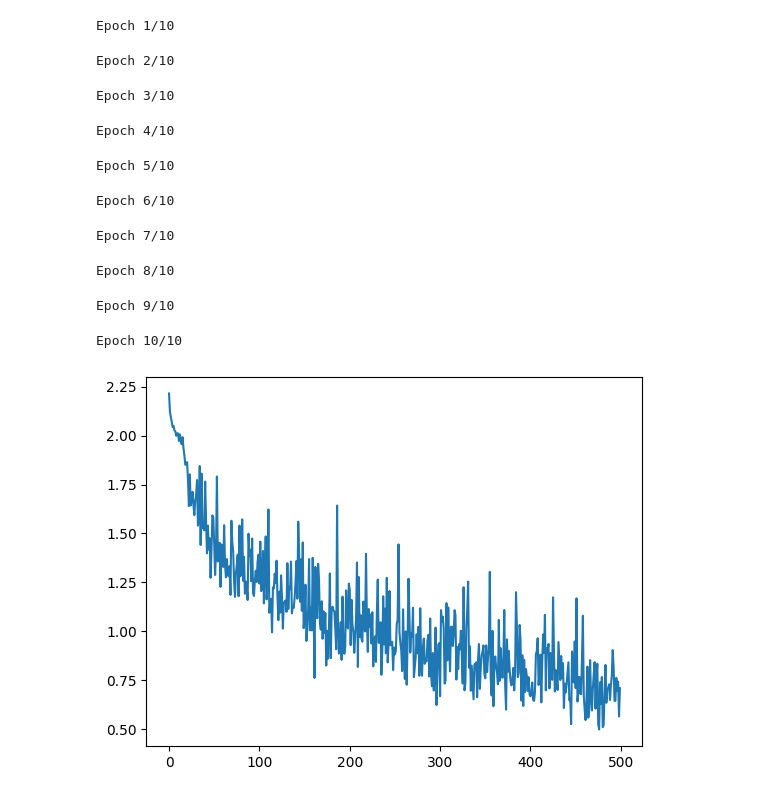
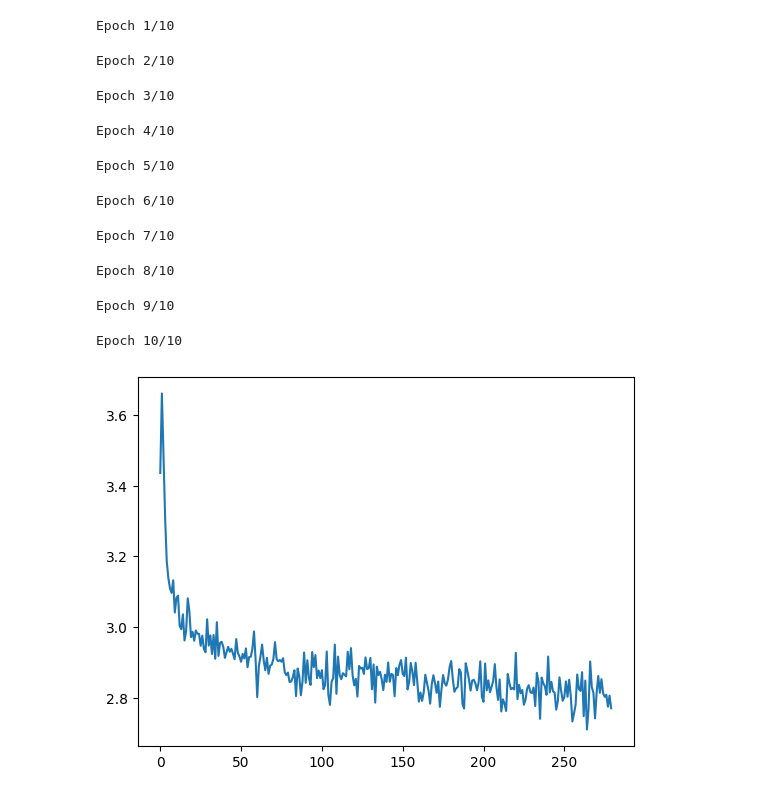
Before and after one commit to cweill/transformer-hangman-solver, a Jupyter notebook: hangman.ipynb, the cells around one changed output. Drawn from its saved outputs; the diff is of its cells as text; code cells hidden in the pictures.

```diff
--- a/hangman.ipynb
+++ b/hangman.ipynb
@@ -47,13 +41,13 @@ print(itos)
 # %%
 # create a dataset where each character is masked with an underscore
-block_size = 8
+block_size = 3
 dataset = []
 # Truncate word to block_size or fill them with '.' if it's too short. Use '_' for the single masked character. There must only be one '_' per word.
 truncated_words = []
 for word in words:
     # Pad shorter words with '.' to match block_size
-    if len(word) < block_size:
-        word = word + "." * (block_size - len(word))
+    # if len(word) < block_size:
+    #     word = word + "." * (block_size - len(word))
 
     # Use sliding window to generate subwords
     for i in range(len(word) - block_size + 1):
@@ -61,5 +55,5 @@ for word in words:
         truncated_words.append(subword)
 
 print(len(truncated_words))
-truncated_words[:100]
+truncated_words[:10]
 # %% [output]
@@ -84,11 +102,9 @@ truncated_words[:100]
 # %%
 dataset = []
 for word in truncated_words:
-    for i in range(len(word)):
-        if word[i] == ".":
-            continue
-        dataset.append((word[:i] + "_" + word[i + 1 :], word[i]))
+    dataset.extend(masked_words(word))
 
 # print the first 10 elements of the dataset
+print(len(dataset))
 print(dataset[:10])
 # %% [output]
@@ -120,7 +137,7 @@ class HangmanDataset(Dataset):
         return self.features[idx], self.labels[idx]
 
 
-split_idx = int(len(integerized_dataset) * 0.9)
+split_idx = int(len(integerized_dataset) * 1)
 shuffled_integerized_dataset = list(integerized_dataset)
 random.shuffle(shuffled_integerized_dataset)
 train_split = shuffled_integerized_dataset[:split_idx]
@@ -129,6 +146,8 @@ val_split = shuffled_integerized_dataset[split_idx:]
 train_dataset = HangmanDataset(train_split)
 val_dataset = HangmanDataset(val_split)
 
+print(len(train_dataset))
 print(train_dataset[[0, 1, 2]])
-print(val_dataset[[0, 1, 2]])
+
+print(len(val_dataset))
 # %% [output]
@@ -147,13 +165,13 @@ import torch.optim as optim
 import math
 from tqdm import tqdm
 
-d_model = 128
-nhead = 1
-num_layers = 1
+d_model = 256
+nhead = 4
+num_layers = 2
 
 
 class HangmanTransformer(nn.Module):
-    def __init__(self, vocab_size, d_model, nhead, num_layers, dropout=0.1):
+    def __init__(self, vocab_size, d_model, nhead, num_layers, dropout=0):
         super(HangmanTransformer, self).__init__()
         self.d_model = d_model
         self.nhead = nhead
@@ -163,36 +181,21 @@ class HangmanTransformer(nn.Module):
         # Create positional encoding matrix
         self.embedding = nn.Embedding(vocab_size, d_model)
 
-        # Create positional encoding class
-        class PositionalEncoding(nn.Module):
-            def __init__(self, d_model, dropout=0.1, max_len=5000):
-                super().__init__()
-                self.dropout = nn.Dropout(p=dropout)
-
-                # Create positional encoding matrix
-                pe = torch.zeros(max_len, d_model)
-                position = torch.arange(0, max_len, dtype=torch.float).unsqueeze(1)
-                div_term = torch.exp(
-                    torch.arange(0, d_model, 2).float() * (-math.log(10000.0) / d_model)
-                )
-                pe[:, 0::2] = torch.sin(position * div_term)
-                pe[:, 1::2] = torch.cos(position * div_term)
-                pe = pe.unsqueeze(0)
-                self.register_buffer("pe", pe)
-
-            def forward(self, x):
-                x = x + self.pe[:, : x.size(1)]
-                return self.dropout(x)
-
-        encoder_layer = nn.TransformerEncoderLayer(d_model=d_model, nhead=nhead)
-        self.pos_encoder = PositionalEncoding(d_model, dropout)
+        encoder_layer = nn.TransformerEncoderLayer(
+            d_model=d_model, nhead=nhead, batch_first=True, dropout=dropout
+        )
+        self.position_embedding_table = nn.Embedding(block_size, d_model)
         self.transformer_encoder = nn.TransformerEncoder(encoder_layer, num_layers)
+        self.ln_f = nn.LayerNorm(d_model)
         self.fc = nn.Linear(d_model, vocab_size)
 
     def forward(self, src):
-        src = self.embedding(src) * math.sqrt(self.d_model)
-        src = self.pos_encoder(src)
+        src = self.embedding(src)
+        pos_emb = self.position_embedding_table(torch.arange(block_size))  # (T,C)
+        src = src + pos_emb
         output = self.transformer_encoder(src)
+        output = self.ln_f(output)
+        output = torch.mean(output, dim=1)
         logits = self.fc(output)
         return logits
 
@@ -207,7 +210,7 @@ criterion = nn.CrossEntropyLoss()
 optimizer = optim.Adam(model.parameters(), lr=0.001)
 
 # train the model
-batch_size = 1024
+batch_size = 512
 num_epochs = 10
 
 lossi = []
@@ -215,43 +218,41 @@ lossi = []
 for epoch in range(num_epochs):
     print(f"Epoch {epoch+1}/{num_epochs}")
     for i in (pbar := tqdm(range(0, len(train_dataset), batch_size))):
-        features, labels = train_dataset[i : i + batch_size]
+        idx = torch.randint(0, len(train_dataset), (batch_size,))
+        features, labels = train_dataset[idx]
         # Zero the gradients
         optimizer.zero_grad()
 
         # Forward pass
         logits = model(features)
 
+        labels = torch.nn.functional.one_hot(labels, num_classes=vocab_size)
+
         # Calculate loss
-        loss = criterion(
-            logits, torch.nn.functional.one_hot(labels, num_classes=vocab_size)
-        )
+        loss = criterion(logits, labels.float())
 
         # Backward pass
         loss.backward()
 
         # Update weights
         optimizer.step()
-        if i % 100 == 0:
-            pbar.set_description(f"Loss: {loss.item():.4f}")
+        pbar.set_description(f"Loss: {loss.item():.4f}")
         lossi.append(loss.item())
-        if i > 50000:
-            break
 
 plt.plot(lossi)
 plt.show()
 # %% [output]
 Epoch 1/10
 Epoch 2/10
 Epoch 3/10
 Epoch 4/10
 Epoch 5/10
 Epoch 6/10
 Epoch 7/10
 Epoch 8/10
 Epoch 9/10
 Epoch 10/10
-[figure, old version]
+[figure, new version]
 # %%
 model.eval()
 with torch.no_grad():
```
Also changed, not shown: parts of 12 cells of this notebook, 4 other files.
